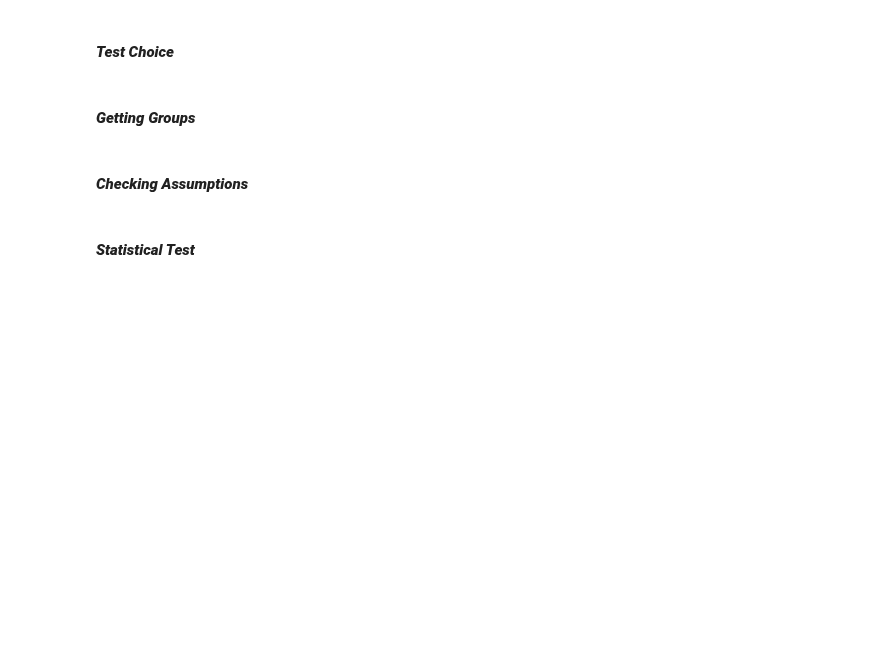
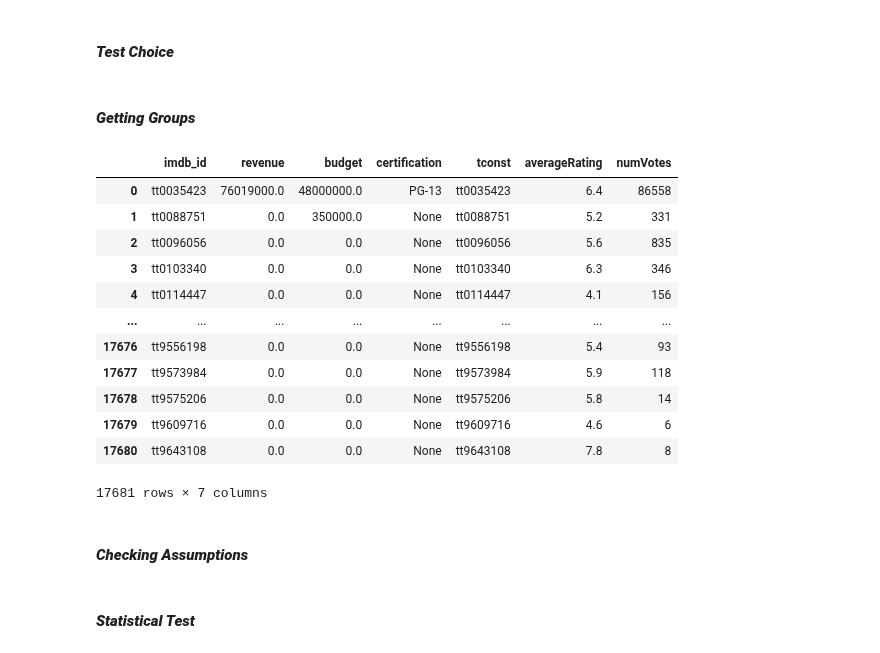
Before and after one commit to john-a-dixon/movie-success-analysis, a Jupyter notebook: 4-hypothesis-testing.ipynb, the cells around one changed output. Drawn from its saved outputs; the diff is of its cells as text; code cells hidden in the pictures; blank space fills up the shorter version.

```diff
--- a/4-hypothesis-testing.ipynb
+++ b/4-hypothesis-testing.ipynb
@@ -219,6 +219,29 @@ With the two test results _and_ the visual above, the following can be stated:
 #### **_Test Choice_**
 # %% [markdown]
 #### **_Getting Groups_**
+# %%
+query = """
+SELECT *
+FROM tmdb_data AS t
+JOIN title_ratings as r
+  ON t.imdb_id = r.tconst;
+"""
+
+pd.read_sql(query, engine)
+# %% [output]
+|  | imdb_id | revenue | budget | certification | tconst | averageRating | numVotes |
+| 0 | tt0035423 | 76019000.0 | 48000000.0 | PG-13 | tt0035423 | 6.4 | 86558 |
+| 1 | tt0088751 | 0.0 | 350000.0 | None | tt0088751 | 5.2 | 331 |
+| 2 | tt0096056 | 0.0 | 0.0 | None | tt0096056 | 5.6 | 835 |
+| 3 | tt0103340 | 0.0 | 0.0 | None | tt0103340 | 6.3 | 346 |
+| 4 | tt0114447 | 0.0 | 0.0 | None | tt0114447 | 4.1 | 156 |
+| ... | ... | ... | ... | ... | ... | ... | ... |
+| 17676 | tt9556198 | 0.0 | 0.0 | None | tt9556198 | 5.4 | 93 |
+| 17677 | tt9573984 | 0.0 | 0.0 | None | tt9573984 | 5.9 | 118 |
+| 17678 | tt9575206 | 0.0 | 0.0 | None | tt9575206 | 5.8 | 14 |
+| 17679 | tt9609716 | 0.0 | 0.0 | None | tt9609716 | 4.6 | 6 |
+| 17680 | tt9643108 | 0.0 | 0.0 | None | tt9643108 | 7.8 | 8 |
+17681 rows × 7 columns
 # %% [markdown]
 #### **_Checking Assumptions_**
 # %% [markdown]
```
Also changed, not shown: parts of 2 cells of this notebook.
